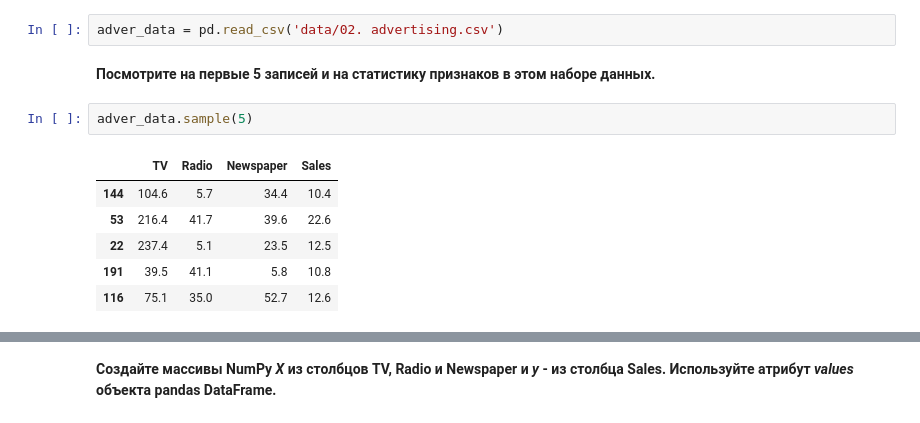
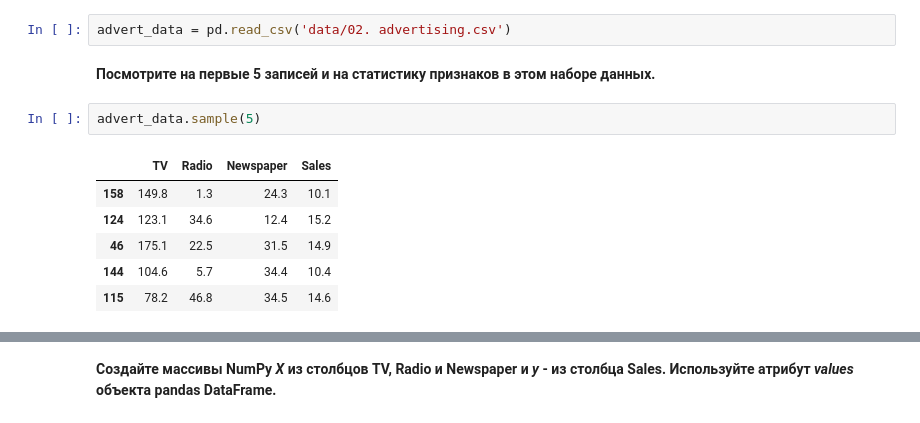
Before and after one commit to pkuderov/mlda-course, a Jupyter notebook: 02. supervised-learning/02. w1a_linreg_stochastic_grad_descent.ipynb, the cells around one changed output, grey strips where cells are left out. Cells and saved outputs as stored; diff of their text form.

```diff
--- a/02. supervised-learning/02. w1a_linreg_stochastic_grad_descent.ipynb
+++ b/02. supervised-learning/02. w1a_linreg_stochastic_grad_descent.ipynb
@@ -67,16 +69,16 @@ def write_answer_to_file(answer, filename):
 # %% [markdown]
 **1. Загрузите данные из файла *advertising.csv* в объект pandas DataFrame. [Источник данных](http://www-bcf.usc.edu/~gareth/ISL/data.html).**
 # %%
-adver_data = pd.read_csv('data/02. advertising.csv')
+advert_data = pd.read_csv('data/02. advertising.csv')
 # %% [markdown]
 **Посмотрите на первые 5 записей и на статистику признаков в этом наборе данных.**
 # %%
-adver_data.sample(5)
+advert_data.sample(5)
 # %% [output]
 |  | TV | Radio | Newspaper | Sales |
+| 158 | 149.8 | 1.3 | 24.3 | 10.1 |
+| 124 | 123.1 | 34.6 | 12.4 | 15.2 |
+| 46 | 175.1 | 22.5 | 31.5 | 14.9 |
 | 144 | 104.6 | 5.7 | 34.4 | 10.4 |
-| 53 | 216.4 | 41.7 | 39.6 | 22.6 |
-| 22 | 237.4 | 5.1 | 23.5 | 12.5 |
-| 191 | 39.5 | 41.1 | 5.8 | 10.8 |
-| 116 | 75.1 | 35.0 | 52.7 | 12.6 |
+| 115 | 78.2 | 46.8 | 34.5 | 14.6 |
 # %%
```
Also changed, not shown: parts of 20 cells of this notebook, 4 other files.
